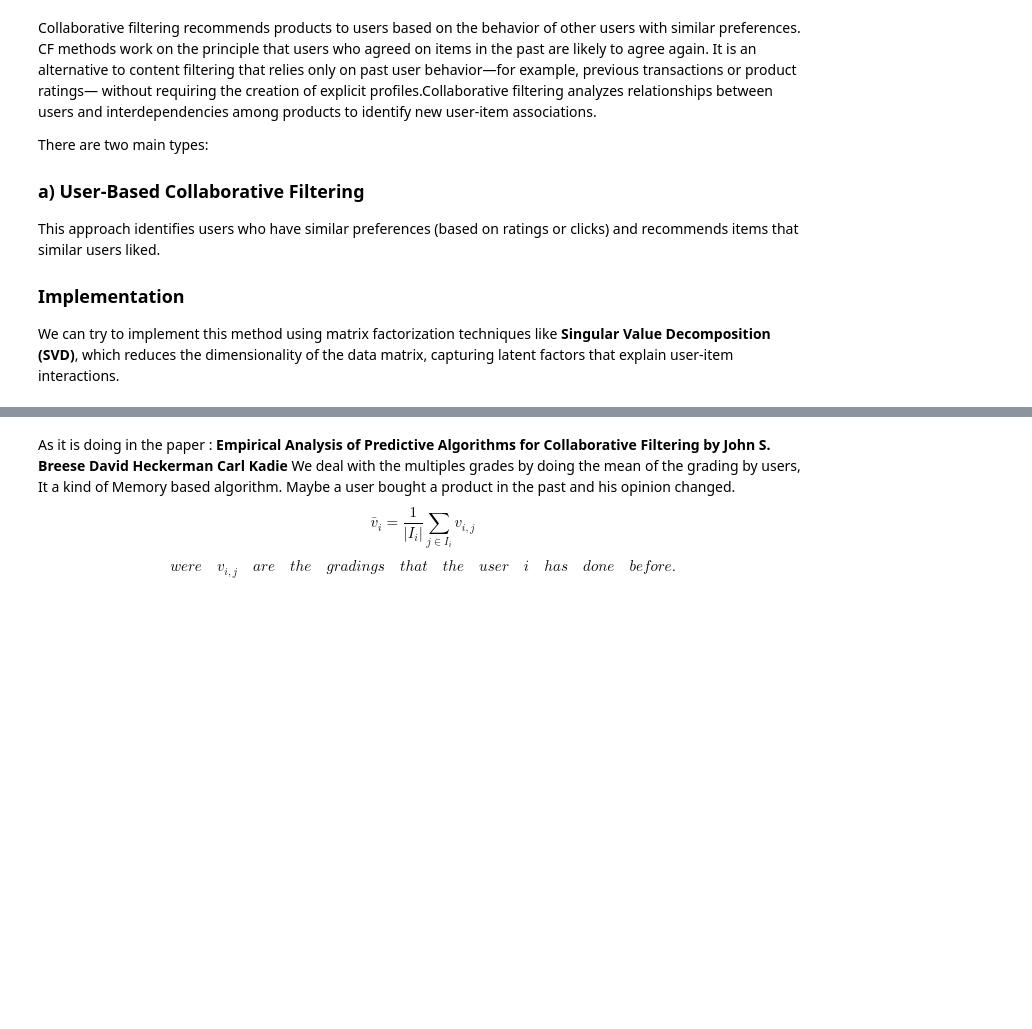
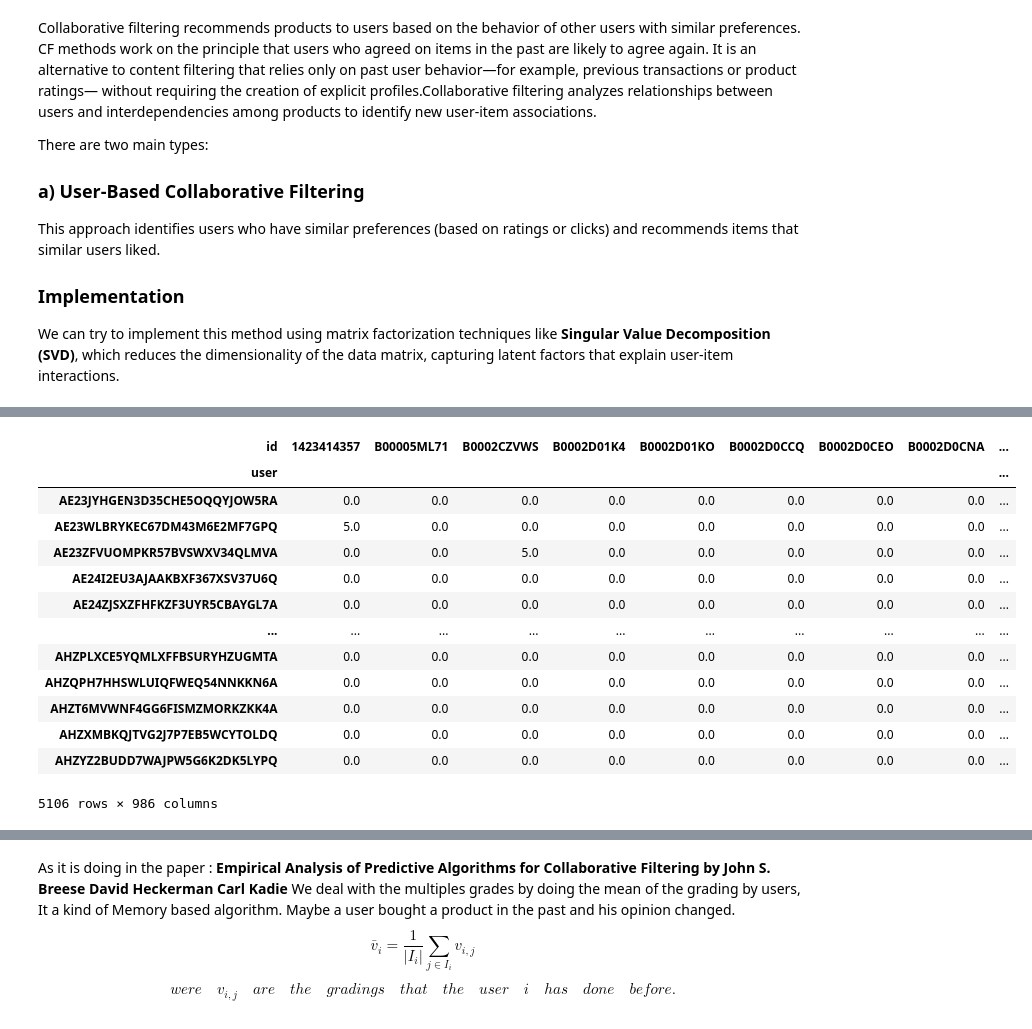
Before and after one commit to arazig/Advanced-ML-project, a Jupyter notebook: Notebook.ipynb, the cells around one changed output, grey strips where cells are left out. Drawn from its saved outputs; the diff is of its cells as text; code cells hidden in the pictures; blank space fills up the shorter version.

```diff
--- a/Notebook.ipynb
+++ b/Notebook.ipynb
@@ -261,0 +359,22 @@ The proportion of products rated by different users :
+# %%
+not_bought_products = df_recommendation_pivot.loc[
+    df_recommendation_pivot.index != select_userid,  # Exclude selected user
+    not_rated_by_user.columns  # products not rated by the selected user
+]
+# %%
+not_bought_products
+# %% [output]
+| id | 1423414357 | B00005ML71 | B0002CZVWS | B0002D01K4 | B0002D01KO | B0002D0CCQ | B0002D0CEO | B0002D0CNA | ... |
+| user |  |  |  |  |  |  |  |  | ... |
+| AE23JYHGEN3D35CHE5OQQYJOW5RA | 0.0 | 0.0 | 0.0 | 0.0 | 0.0 | 0.0 | 0.0 | 0.0 | ... |
+| AE23WLBRYKEC67DM43M6E2MF7GPQ | 5.0 | 0.0 | 0.0 | 0.0 | 0.0 | 0.0 | 0.0 | 0.0 | ... |
+| AE23ZFVUOMPKR57BVSWXV34QLMVA | 0.0 | 0.0 | 5.0 | 0.0 | 0.0 | 0.0 | 0.0 | 0.0 | ... |
+| AE24I2EU3AJAAKBXF367XSV37U6Q | 0.0 | 0.0 | 0.0 | 0.0 | 0.0 | 0.0 | 0.0 | 0.0 | ... |
+| AE24ZJSXZFHFKZF3UYR5CBAYGL7A | 0.0 | 0.0 | 0.0 | 0.0 | 0.0 | 0.0 | 0.0 | 0.0 | ... |
+| ... | ... | ... | ... | ... | ... | ... | ... | ... | ... |
+| AHZPLXCE5YQMLXFFBSURYHZUGMTA | 0.0 | 0.0 | 0.0 | 0.0 | 0.0 | 0.0 | 0.0 | 0.0 | ... |
+| AHZQPH7HHSWLUIQFWEQ54NNKKN6A | 0.0 | 0.0 | 0.0 | 0.0 | 0.0 | 0.0 | 0.0 | 0.0 | ... |
+| AHZT6MVWNF4GG6FISMZMORKZKK4A | 0.0 | 0.0 | 0.0 | 0.0 | 0.0 | 0.0 | 0.0 | 0.0 | ... |
+| AHZXMBKQJTVG2J7P7EB5WCYTOLDQ | 0.0 | 0.0 | 0.0 | 0.0 | 0.0 | 0.0 | 0.0 | 0.0 | ... |
+| AHZYZ2BUDD7WAJPW5G6K2DK5LYPQ | 0.0 | 0.0 | 0.0 | 0.0 | 0.0 | 0.0 | 0.0 | 0.0 | ... |
+5106 rows × 986 columns
```
Also changed, not shown: parts of 24 cells of this notebook.
